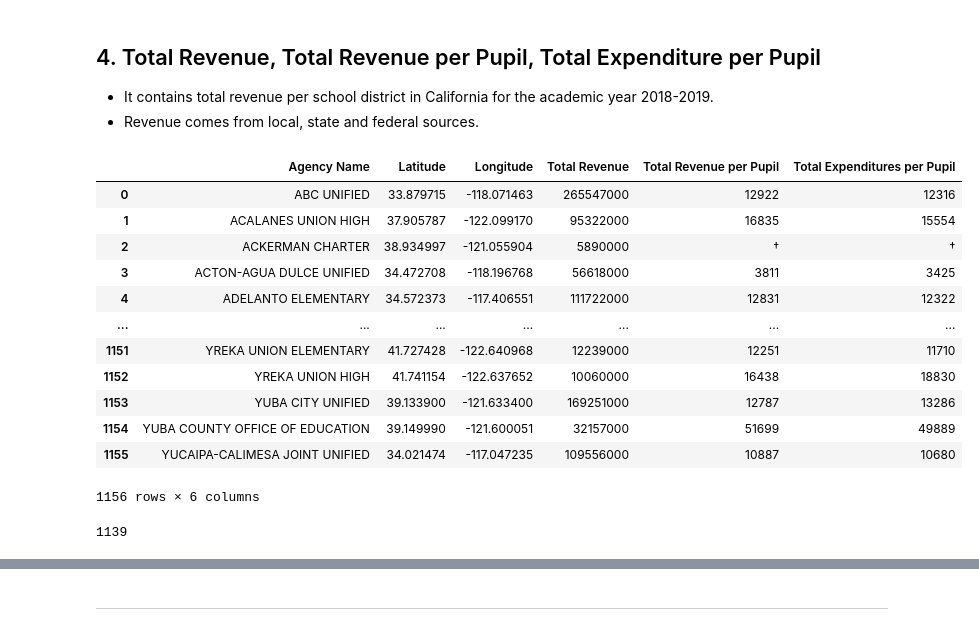
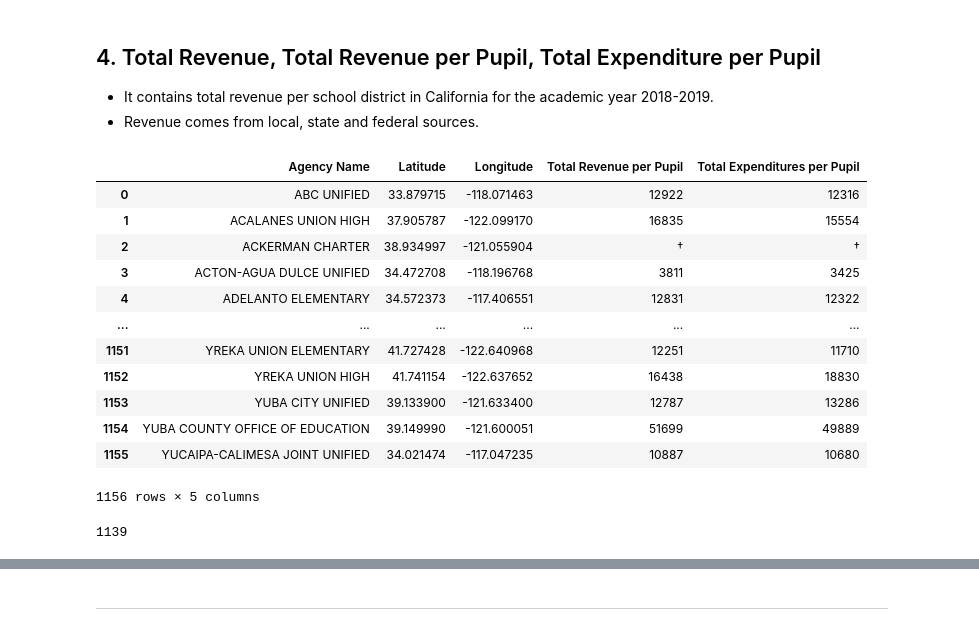
Before and after one commit to gabriellewald/springboard-coursework, a Jupyter notebook: education_project/Capstone2_education_project.ipynb, the cells around one changed output, grey strips where cells are left out. Drawn from its saved outputs; the diff is of its cells as text; code cells hidden in the pictures.

```diff
--- a/education_project/Capstone2_education_project.ipynb
+++ b/education_project/Capstone2_education_project.ipynb
@@ -786,36 +805,37 @@ math_expense_df
 # %%
 # Load dataset
 df_revenue = pd.read_csv('data/ELSI_revenue_details.csv')
 
 # Rename columns
 df_revenue.columns = ['Agency Name', 'State', 'District Code', 'Latitude', 'Longitude', 'Total Revenue',
                      'Total Revenue per Pupil', 'Total Expenditures per Pupil']
 
 # Update value in columns
 regex_pattern = r'="(.*)"'
 regex_group = r'\1'
 
 df_revenue = df_revenue.replace(to_replace=regex_pattern, value=regex_group, regex=True)
 df_revenue['District Code'] = df_revenue['District Code'].astype(int)
 
 # drop columns
-df_revenue = df_revenue.drop(columns = ['State', 'District Code'])
+df_revenue = df_revenue.drop(columns = ['State', 'District Code', 'Total Revenue'])
 df_revenue
 # %% [output]
-|  | Agency Name | Latitude | Longitude | Total Revenue | Total Revenue per Pupil | Total Expenditures per Pupil |
-| 0 | ABC UNIFIED | 33.879715 | -118.071463 | 265547000 | 12922 | 12316 |
-| 1 | ACALANES UNION HIGH | 37.905787 | -122.099170 | 95322000 | 16835 | 15554 |
-| 2 | ACKERMAN CHARTER | 38.934997 | -121.055904 | 5890000 | † | † |
-| 3 | ACTON-AGUA DULCE UNIFIED | 34.472708 | -118.196768 | 56618000 | 3811 | 3425 |
-| 4 | ADELANTO ELEMENTARY | 34.572373 | -117.406551 | 111722000 | 12831 | 12322 |
-| ... | ... | ... | ... | ... | ... | ... |
-| 1151 | YREKA UNION ELEMENTARY | 41.727428 | -122.640968 | 12239000 | 12251 | 11710 |
-| 1152 | YREKA UNION HIGH | 41.741154 | -122.637652 | 10060000 | 16438 | 18830 |
-| 1153 | YUBA CITY UNIFIED | 39.133900 | -121.633400 | 169251000 | 12787 | 13286 |
-| 1154 | YUBA COUNTY OFFICE OF EDUCATION | 39.149990 | -121.600051 | 32157000 | 51699 | 49889 |
-| 1155 | YUCAIPA-CALIMESA JOINT UNIFIED | 34.021474 | -117.047235 | 109556000 | 10887 | 10680 |
+|  | Agency Name | Latitude | Longitude | Total Revenue per Pupil | Total Expenditures per Pupil |
+| 0 | ABC UNIFIED | 33.879715 | -118.071463 | 12922 | 12316 |
+| 1 | ACALANES UNION HIGH | 37.905787 | -122.099170 | 16835 | 15554 |
+| 2 | ACKERMAN CHARTER | 38.934997 | -121.055904 | † | † |
+| 3 | ACTON-AGUA DULCE UNIFIED | 34.472708 | -118.196768 | 3811 | 3425 |
+| 4 | ADELANTO ELEMENTARY | 34.572373 | -117.406551 | 12831 | 12322 |
+| ... | ... | ... | ... | ... | ... |
+| 1151 | YREKA UNION ELEMENTARY | 41.727428 | -122.640968 | 12251 | 11710 |
+| 1152 | YREKA UNION HIGH | 41.741154 | -122.637652 | 16438 | 18830 |
+| 1153 | YUBA CITY UNIFIED | 39.133900 | -121.633400 | 12787 | 13286 |
+| 1154 | YUBA COUNTY OFFICE OF EDUCATION | 39.149990 | -121.600051 | 51699 | 49889 |
+| 1155 | YUCAIPA-CALIMESA JOINT UNIFIED | 34.021474 | -117.047235 | 10887 | 10680 |
-1156 rows × 6 columns
+1156 rows × 5 columns
-# %%
-df_revenue['Agency Name'].nunique()
-# %% [output]
-1139
+# %%
+# Number of unique agency name
+df_revenue['Agency Name'].nunique()
+# %% [output]
+1139
```
Also changed, not shown: parts of 40 cells of this notebook.
